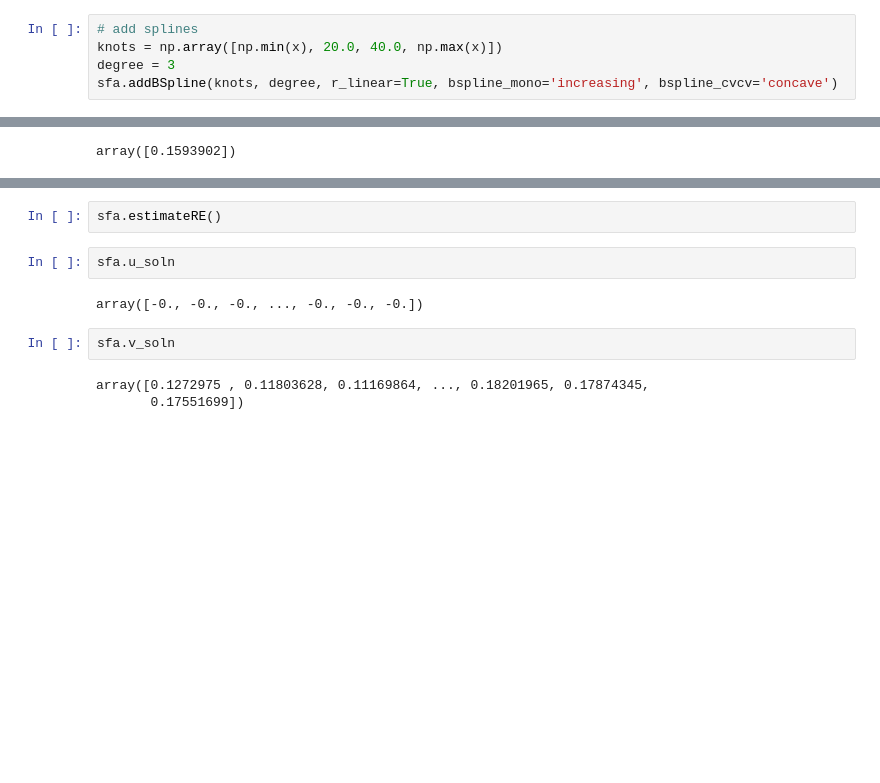
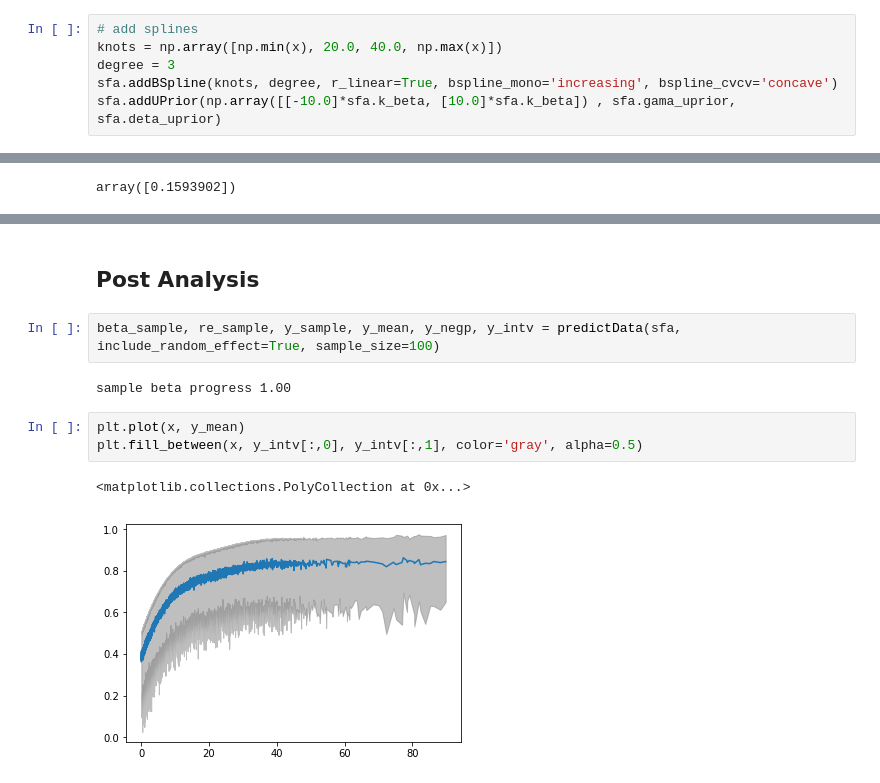
Before and after one commit to UW-AMO/StochasticFrontier, a Jupyter notebook: example/example_uhc.ipynb, the cells around one changed output, grey strips where cells are left out. Drawn from its saved outputs; the diff is of its cells as text; blank space fills up the shorter version.

Commit message:
add the post-analysis

```diff
--- a/example/example_uhc.ipynb
+++ b/example/example_uhc.ipynb
@@ -44,6 +44,7 @@ plt.plot(x, y, '.')
 knots = np.array([np.min(x), 20.0, 40.0, np.max(x)])
 degree = 3
 sfa.addBSpline(knots, degree, r_linear=True, bspline_mono='increasing', bspline_cvcv='concave')
+sfa.addUPrior(np.array([[-10.0]*sfa.k_beta, [10.0]*sfa.k_beta]) , sfa.gama_uprior, sfa.deta_uprior)
 # %% [markdown]
 ## Fit data
 # %%
@@ -95,11 +94,12 @@ array([0.1593902])
-# %%
-sfa.estimateRE()
-# %%
-sfa.u_soln
-# %% [output]
-array([-0., -0., -0., ..., -0., -0., -0.])
-# %%
-sfa.v_soln
-# %% [output]
-array([0.1272975 , 0.11803628, 0.11169864, ..., 0.18201965, 0.17874345,
-       0.17551699])
+# %% [markdown]
+## Post Analysis
+# %%
+beta_sample, re_sample, y_sample, y_mean, y_negp, y_intv = predictData(sfa, include_random_effect=True, sample_size=100)
+# %% [output]
+sample beta progress 1.00
+# %%
+plt.plot(x, y_mean)
+plt.fill_between(x, y_intv[:,0], y_intv[:,1], color='gray', alpha=0.5)
+# %% [output]
+<matplotlib.collections.PolyCollection at 0x...>
+[figure, added]
```
Also changed, not shown: parts of 2 cells of this notebook, 1 other file.
